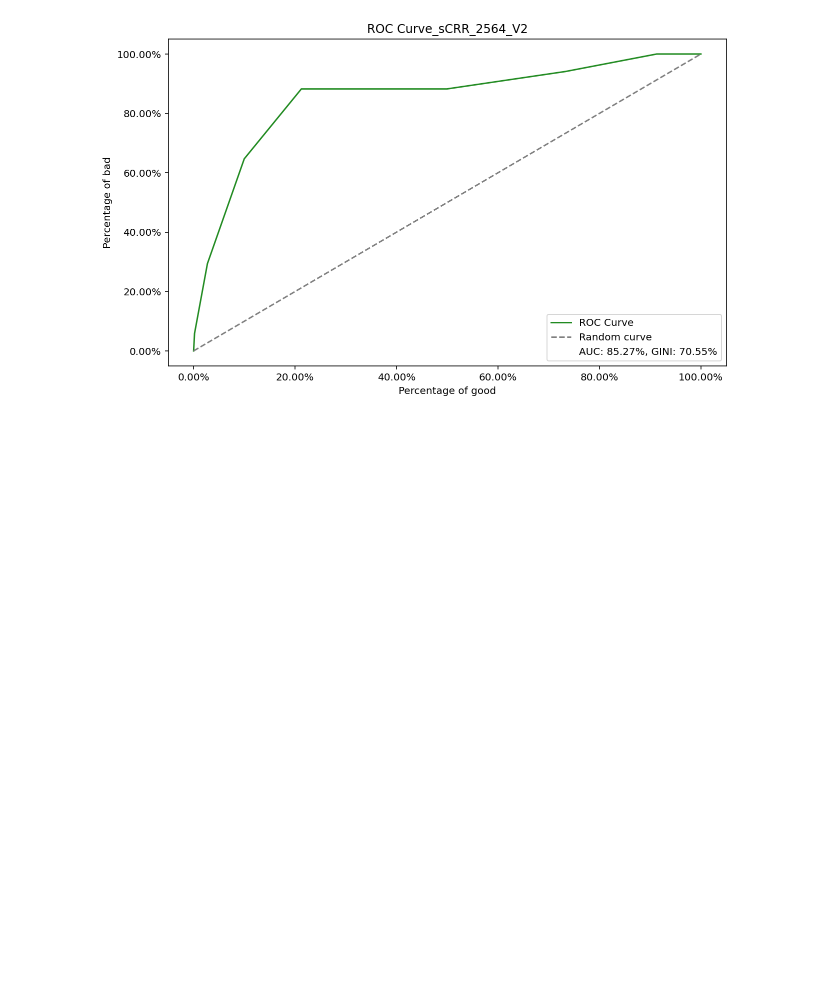
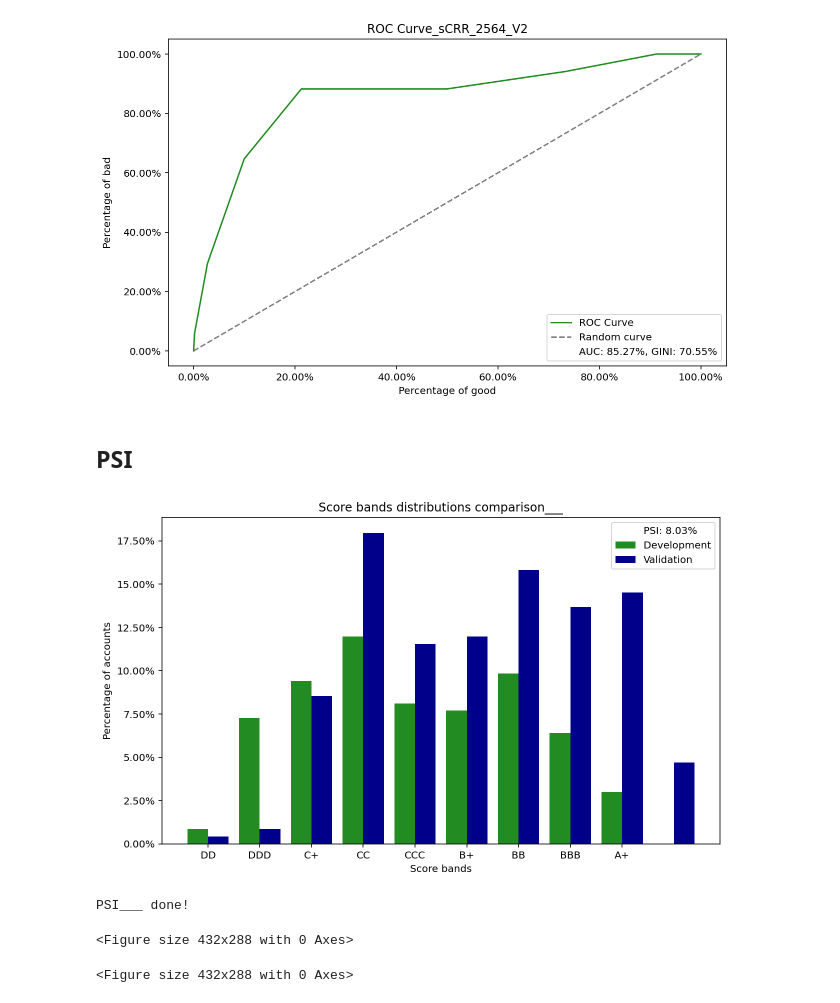
Before and after one commit to Taecpy/CRR-validate, a Jupyter notebook: CRR_validate.ipynb, the cells around one changed output. Drawn from its saved outputs; the diff is of its cells as text; code cells hidden in the pictures; blank space fills up the shorter version.

```diff
--- a/CRR_validate.ipynb
+++ b/CRR_validate.ipynb
@@ -503,3 +462,5 @@ plot Graph_AUC_GINI_sCRR_2564_V2 done!
 [figure]
 [figure]
 [figure]
+# %% [markdown]
+## PSI
@@ -505,0 +517,8 @@ plot Graph_AUC_GINI_sCRR_2564_V2 done!
+# %%
+PSI(CRR_2563, CRR_2564_V2)
+plot_PSI(CRR_2563,CRR_2564_V2)
+# %% [output]
+[figure, added]
+PSI___ done!
+<Figure size 432x288 with 0 Axes>
+<Figure size 432x288 with 0 Axes>
```
Also changed, not shown: parts of 3 cells of this notebook.
